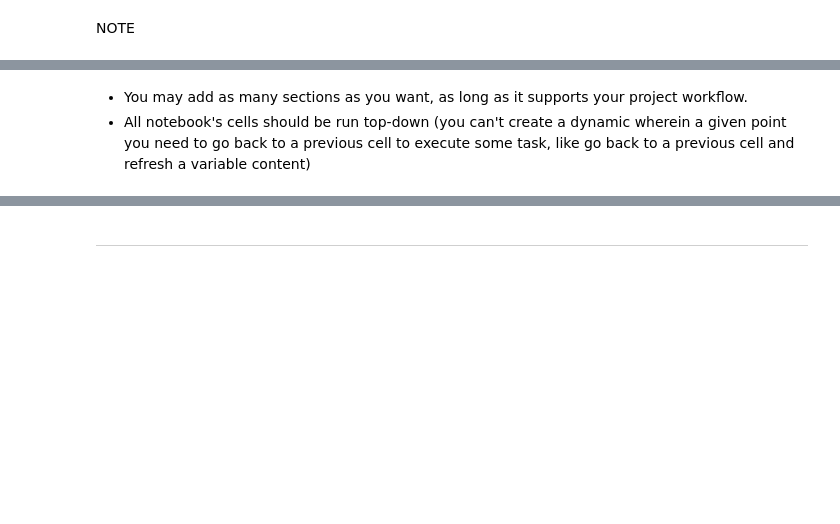
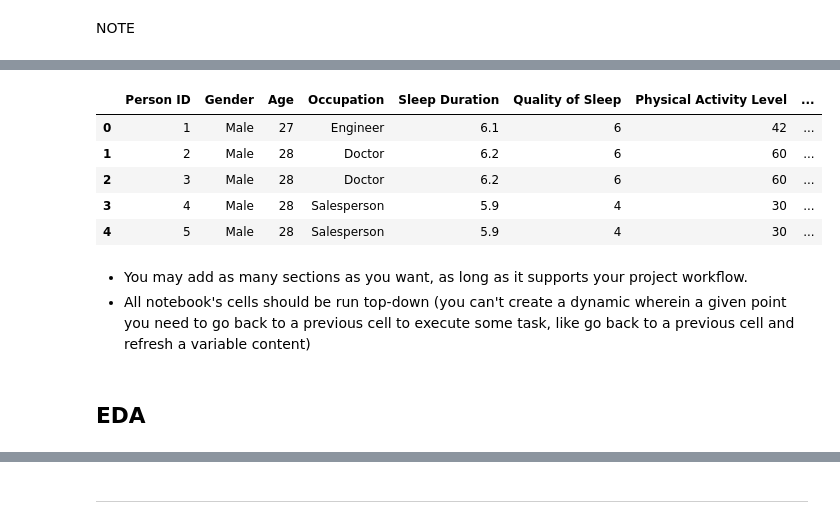
Before and after one commit to Ewa1986/Rest_Wellness_and_Lifestyle, a Jupyter notebook: 02_jupyter_notebooks/etl.ipynb, the cells around one changed output, grey strips where cells are left out. Cells and saved outputs as stored; diff of their text form; code cells hidden in the pictures; blank space fills up the shorter version.

```diff
--- a/02_jupyter_notebooks/etl.ipynb
+++ b/02_jupyter_notebooks/etl.ipynb
@@ -182,0 +145,10 @@ Three categories: "None," "Insomnia," and "Sleep Apnea." "Sleep Apnea" is the mo
+# %%
+# Replacing missing values in the sleep disorder column with 'None'. I will assume that missing values in this column mean that the respondent does not have any sleep disorders.
+df_copy['Sleep Disorder'] = df_copy['Sleep Disorder'].fillna('None')    # Replace missing values with 'None'
+
+#Check if the missing values have been replaced
+missing_values = df_copy.isnull().sum() / len(df_copy) * 100    # Calculate missing values percentage
+missing_values = missing_values[missing_values > 0]    # Keep only columns with missing values > 0
+missing_values = missing_values.sort_values(ascending=False)    # Sort in descending order
+missing_values = missing_values.to_frame()    # Convert to DataFrame
+display(missing_values)
@@ -182,0 +186,4 @@ Three categories: "None," "Insomnia," and "Sleep Apnea." "Sleep Apnea" is the mo
+# %%
+# BMI Category has Normal and Normal Weight which are identical (It requires merging)
+df_copy['BMI Category'] = df_copy['BMI Category'].replace({'Normal Weight': 'Normal'})
+df_copy['BMI Category'].value_counts().reset_index()
@@ -184,0 +221,8 @@ NOTE
+# %%
+df_copy["Occupation"] = df_copy["Occupation"].replace({'Sales Representative': 'Salesperson'})
+df_copy["Occupation"] = df_copy["Occupation"].replace({'Software Engineer': 'Engineer'})
+
+index_drop = df_copy[df_copy['Occupation'].isin(['Manager', 'Scientist'])].index
+df_copy = df_copy.drop(index_drop)
+
+df_copy['Occupation'].value_counts()
@@ -185,3 +249,31 @@ NOTE
+# %%
+# Split the 'Blood Pressure' column into 'Systolic Pressure' and 'Diastolic Pressure' columns
+
+df_copy[['Systolic Pressure', 'Diastolic Pressure']] = df_copy['Blood Pressure'].str.split('/', expand=True)
+df_copy['Systolic Pressure'] = pd.to_numeric(df_copy['Systolic Pressure'])
+df_copy['Diastolic Pressure'] = pd.to_numeric(df_copy['Diastolic Pressure'])
+
+# Creating the Blood Pressure Category column
+blood_pressure_conditions = [
+    (df_copy['Systolic Pressure'] < 120) & (df_copy['Diastolic Pressure'] < 80),
+    (df_copy['Systolic Pressure'].between(120, 140)) & (df_copy['Diastolic Pressure'] < 90),
+    (df_copy['Systolic Pressure'] >= 140) & (df_copy['Diastolic Pressure'] >= 90) | (df_copy['Diastolic Pressure'] >= 80)
+]
+
+labels = ['Optimal', 'Normal', 'Hypertension']
+
+df_copy['Blood Pressure Category'] = np.select(blood_pressure_conditions, labels, default='Undefined')
+
+df_copy.head(5)
+# %% [output]
+|  | Person ID | Gender | Age | Occupation | Sleep Duration | Quality of Sleep | Physical Activity Level | ... |
+| 0 | 1 | Male | 27 | Engineer | 6.1 | 6 | 42 | ... |
+| 1 | 2 | Male | 28 | Doctor | 6.2 | 6 | 60 | ... |
+| 2 | 3 | Male | 28 | Doctor | 6.2 | 6 | 60 | ... |
+| 3 | 4 | Male | 28 | Salesperson | 5.9 | 4 | 30 | ... |
+| 4 | 5 | Male | 28 | Salesperson | 5.9 | 4 | 30 | ... |
 # %% [markdown]
 * You may add as many sections as you want, as long as it supports your project workflow.
 * All notebook's cells should be run top-down (you can't create a dynamic wherein a given point you need to go back to a previous cell to execute some task, like go back to a previous cell and refresh a variable content)
+# %% [markdown]
+## EDA
```
Also changed, not shown: parts of 18 cells of this notebook.
